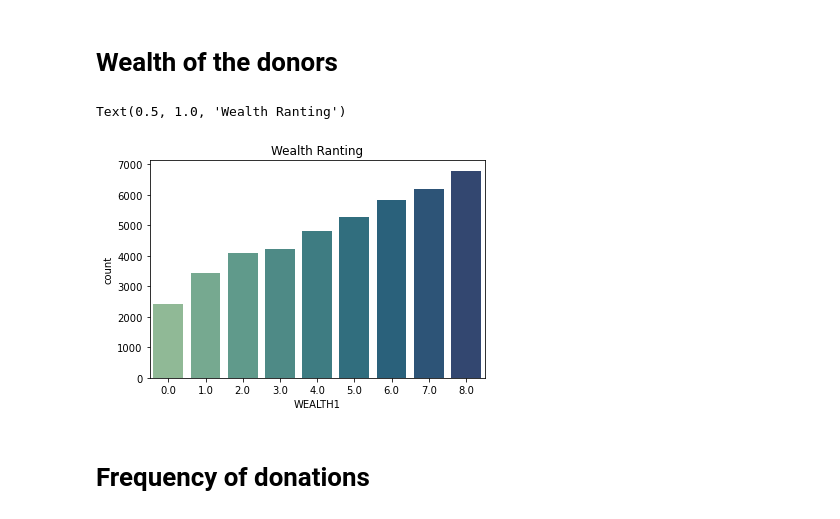
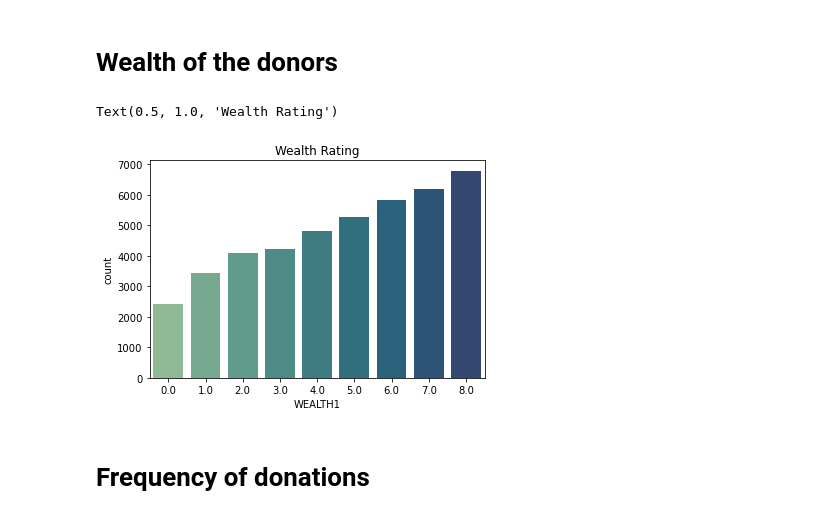
Before and after one commit to JorgeMPereira/PVA_DonorSegmentation, a Jupyter notebook: 0-Data Exploration_v1.0.ipynb, the cells around one changed output. Drawn from its saved outputs; the diff is of its cells as text; code cells hidden in the pictures.

```diff
--- a/0-Data Exploration_v1.0.ipynb
+++ b/0-Data Exploration_v1.0.ipynb
@@ -135,10 +137,10 @@ Text(0.5, 1.0, 'Percentage of males in Military')
 # Wealth of the donors
 # %%
 wealth1 = df_source.groupby(df_source['WEALTH1'], as_index=False)['WEALTH1'].agg(['count']).sort_values(by=['count'], ascending=False).reset_index().drop([0])
-sns.barplot(data = wealth1, y='count', x="WEALTH1", palette = 'crest').set_title('Wealth Ranting')
+sns.barplot(data = wealth1, y='count', x="WEALTH1", palette = 'crest').set_title('Wealth Rating')
 # %% [output]
-Text(0.5, 1.0, 'Wealth Ranting')
+Text(0.5, 1.0, 'Wealth Rating')
-[figure, old version]
+[figure, new version]
 # %% [markdown]
 # Frequency of donations
 # %%
```
Also changed, not shown: parts of 4 cells of this notebook.
